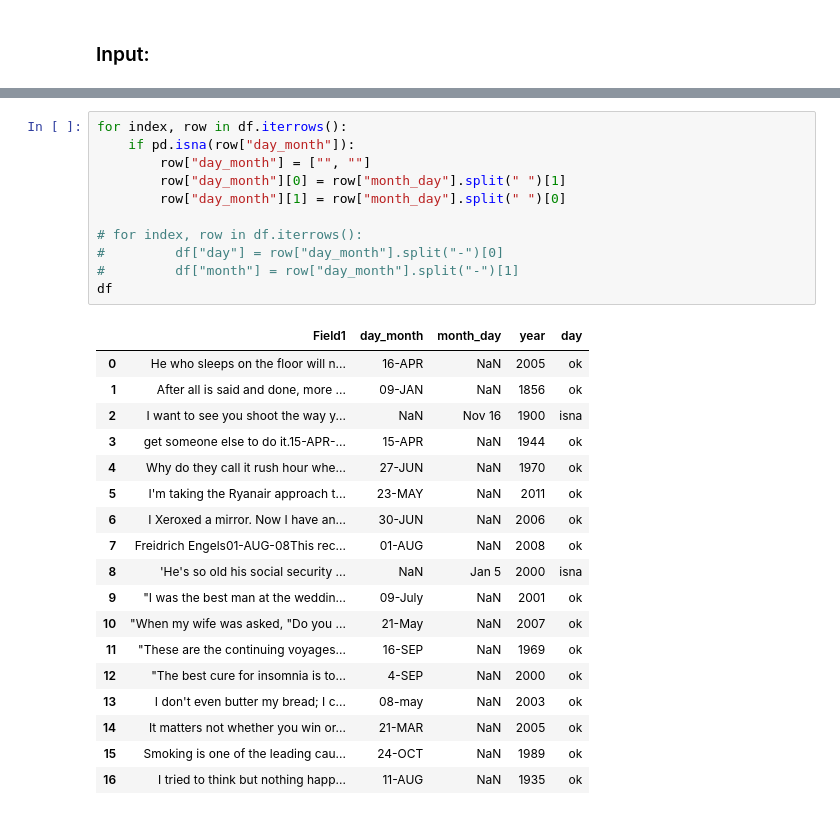
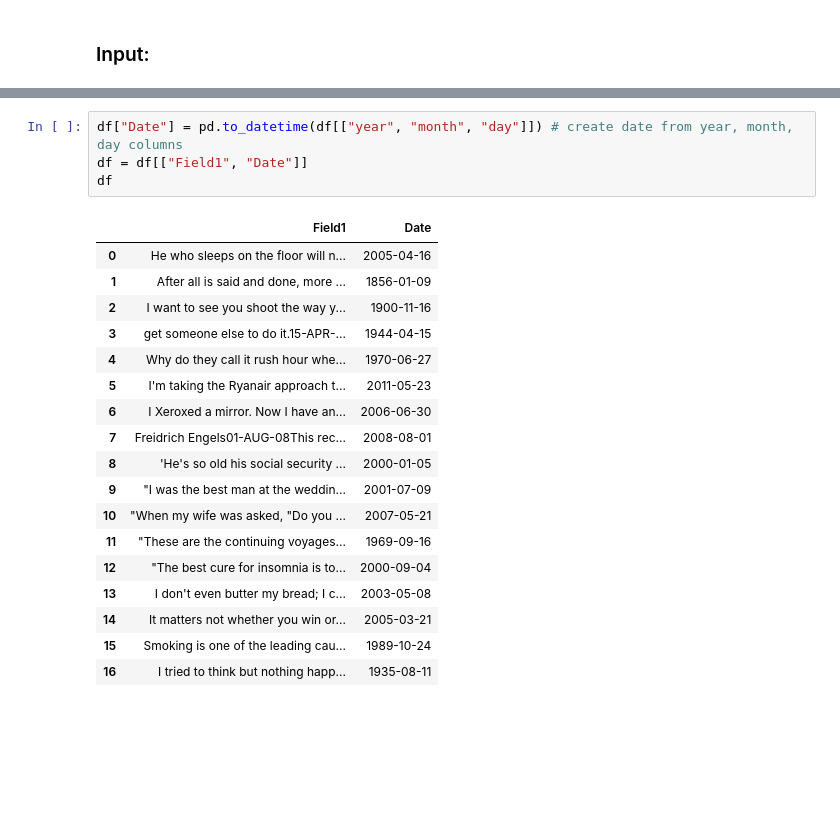
Before and after one commit to ajsultanov/alteryx-in-python, a Jupyter notebook: 4/challenge4.ipynb, the cells around one changed output, grey strips where cells are left out. Saved outputs shown, nothing was run; the diff lists cells and outputs as text; blank space fills up the shorter version.

```diff
--- a/4/challenge4.ipynb
+++ b/4/challenge4.ipynb
@@ -163,30 +179,23 @@ df
-# %%
-for index, row in df.iterrows():
-    if pd.isna(row["day_month"]):
-        row["day_month"] = ["", ""]
-        row["day_month"][0] = row["month_day"].split(" ")[1]
-        row["day_month"][1] = row["month_day"].split(" ")[0]
-
-# for index, row in df.iterrows():
-#         df["day"] = row["day_month"].split("-")[0]
-#         df["month"] = row["day_month"].split("-")[1]
-df
-# %% [output]
-|  | Field1 | day_month | month_day | year | day |
-| 0 | He who sleeps on the floor will n... | 16-APR | NaN | 2005 | ok |
-| 1 | After all is said and done, more ... | 09-JAN | NaN | 1856 | ok |
-| 2 | I want to see you shoot the way y... | NaN | Nov 16 | 1900 | isna |
-| 3 | get someone else to do it.15-APR-... | 15-APR | NaN | 1944 | ok |
-| 4 | Why do they call it rush hour whe... | 27-JUN | NaN | 1970 | ok |
-| 5 | I'm taking the Ryanair approach t... | 23-MAY | NaN | 2011 | ok |
-| 6 | I Xeroxed a mirror. Now I have an... | 30-JUN | NaN | 2006 | ok |
-| 7 | Freidrich Engels01-AUG-08This rec... | 01-AUG | NaN | 2008 | ok |
-| 8 | 'He's so old his social security ... | NaN | Jan 5 | 2000 | isna |
-| 9 | "I was the best man at the weddin... | 09-July | NaN | 2001 | ok |
-| 10 | "When my wife was asked, "Do you ... | 21-May | NaN | 2007 | ok |
-| 11 | "These are the continuing voyages... | 16-SEP | NaN | 1969 | ok |
-| 12 | "The best cure for insomnia is to... | 4-SEP | NaN | 2000 | ok |
-| 13 | I don't even butter my bread; I c... | 08-may | NaN | 2003 | ok |
-| 14 | It matters not whether you win or... | 21-MAR | NaN | 2005 | ok |
-| 15 | Smoking is one of the leading cau... | 24-OCT | NaN | 1989 | ok |
-| 16 | I tried to think but nothing happ... | 11-AUG | NaN | 1935 | ok |
+# %%
+df["Date"] = pd.to_datetime(df[["year", "month", "day"]]) # create date from year, month, day columns
+df = df[["Field1", "Date"]]
+df
+# %% [output]
+|  | Field1 | Date |
+| 0 | He who sleeps on the floor will n... | 2005-04-16 |
+| 1 | After all is said and done, more ... | 1856-01-09 |
+| 2 | I want to see you shoot the way y... | 1900-11-16 |
+| 3 | get someone else to do it.15-APR-... | 1944-04-15 |
+| 4 | Why do they call it rush hour whe... | 1970-06-27 |
+| 5 | I'm taking the Ryanair approach t... | 2011-05-23 |
+| 6 | I Xeroxed a mirror. Now I have an... | 2006-06-30 |
+| 7 | Freidrich Engels01-AUG-08This rec... | 2008-08-01 |
+| 8 | 'He's so old his social security ... | 2000-01-05 |
+| 9 | "I was the best man at the weddin... | 2001-07-09 |
+| 10 | "When my wife was asked, "Do you ... | 2007-05-21 |
+| 11 | "These are the continuing voyages... | 1969-09-16 |
+| 12 | "The best cure for insomnia is to... | 2000-09-04 |
+| 13 | I don't even butter my bread; I c... | 2003-05-08 |
+| 14 | It matters not whether you win or... | 2005-03-21 |
+| 15 | Smoking is one of the leading cau... | 1989-10-24 |
+| 16 | I tried to think but nothing happ... | 1935-08-11 |
```
Also changed, not shown: parts of 6 cells of this notebook, 1 other file.
